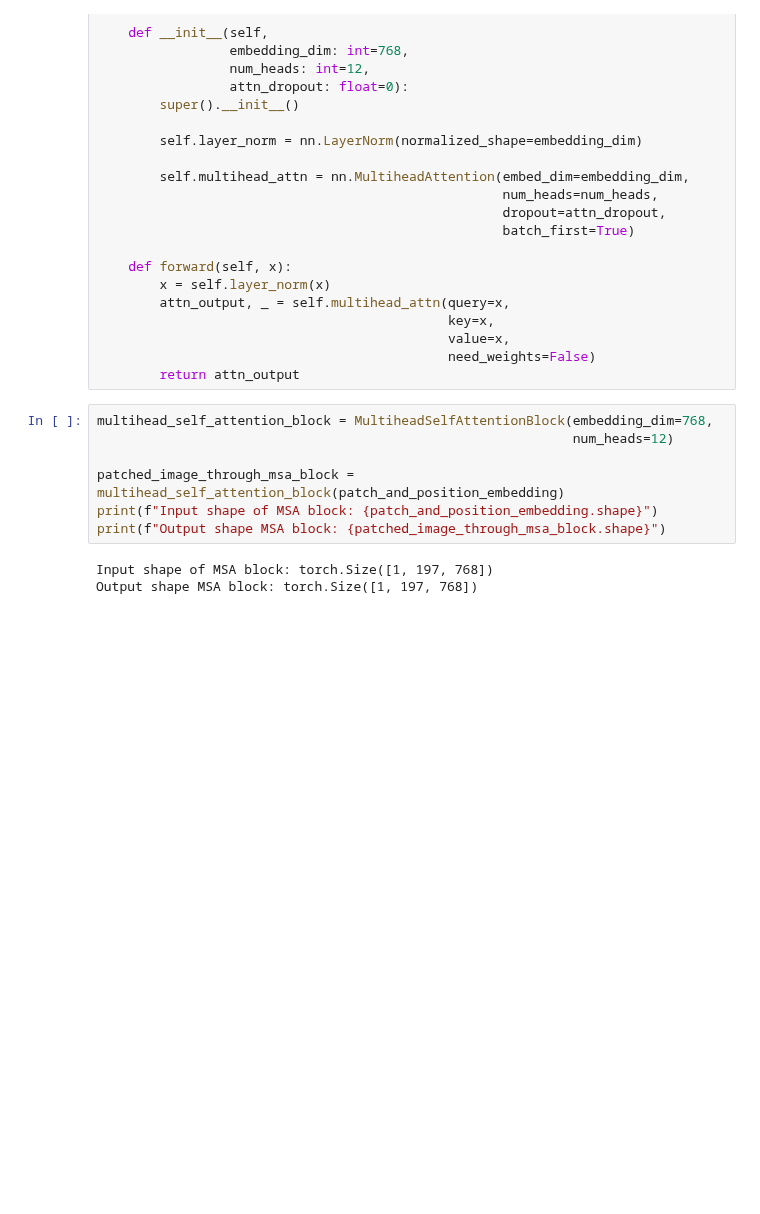
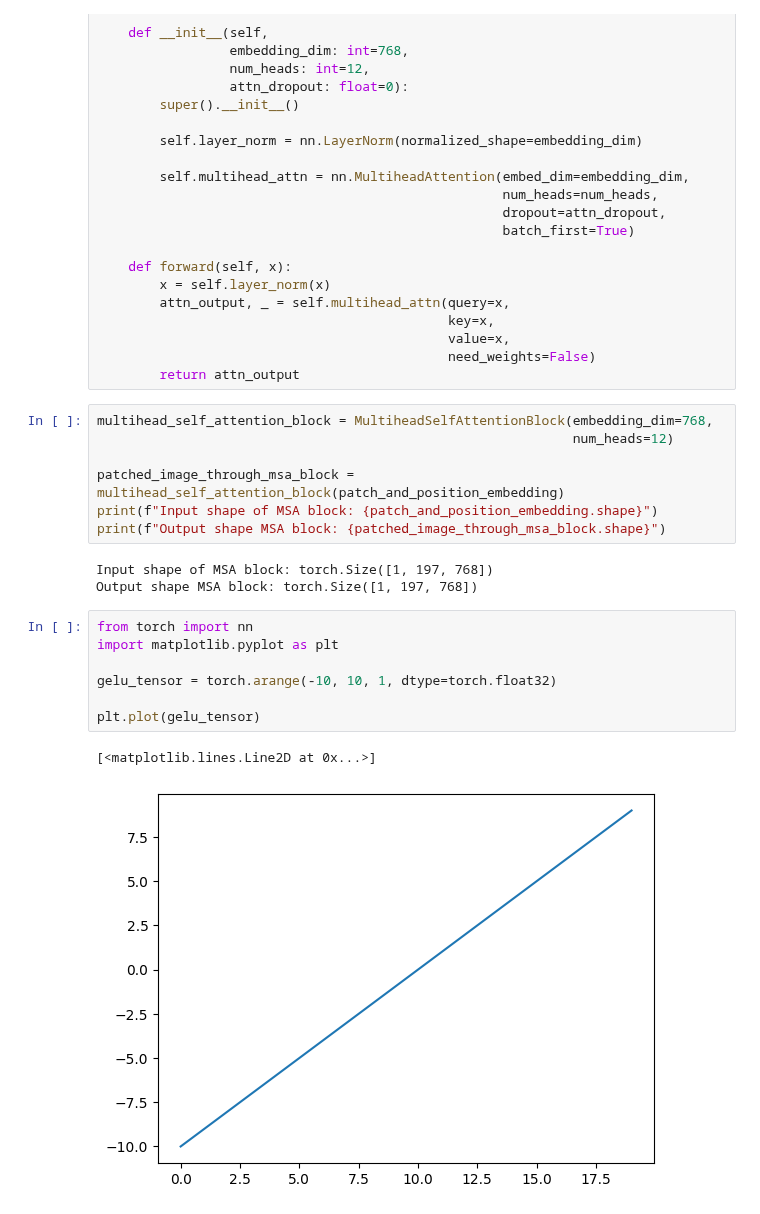
Before and after one commit to AlexanderAKM/Pytorch-Fundamentals, a Jupyter notebook: 08_pytorch_paper_replicating.ipynb, the cells around one changed output. Drawn from its saved outputs; the diff is of its cells as text; blank space fills up the shorter version.

```diff
--- a/08_pytorch_paper_replicating.ipynb
+++ b/08_pytorch_paper_replicating.ipynb
@@ -565,3 +565,13 @@ print(f"Output shape MSA block: {patched_image_through_msa_block.shape}")
 # %% [output]
 Input shape of MSA block: torch.Size([1, 197, 768])
 Output shape MSA block: torch.Size([1, 197, 768])
+# %%
+from torch import nn
+import matplotlib.pyplot as plt
+
+gelu_tensor = torch.arange(-10, 10, 1, dtype=torch.float32)
+
+plt.plot(gelu_tensor)
+# %% [output]
+[<matplotlib.lines.Line2D at 0x...>]
+[figure, added]
```
Also changed, not shown: parts of 10 cells of this notebook.
